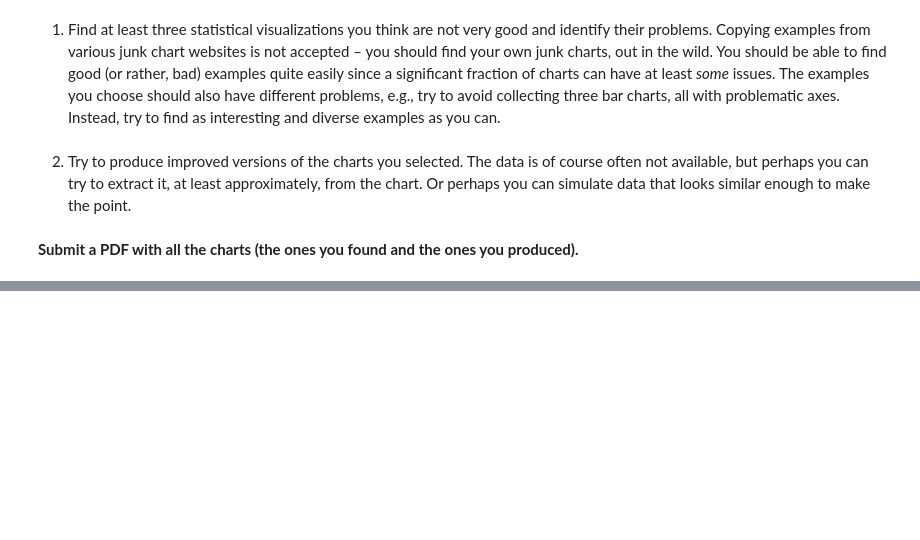
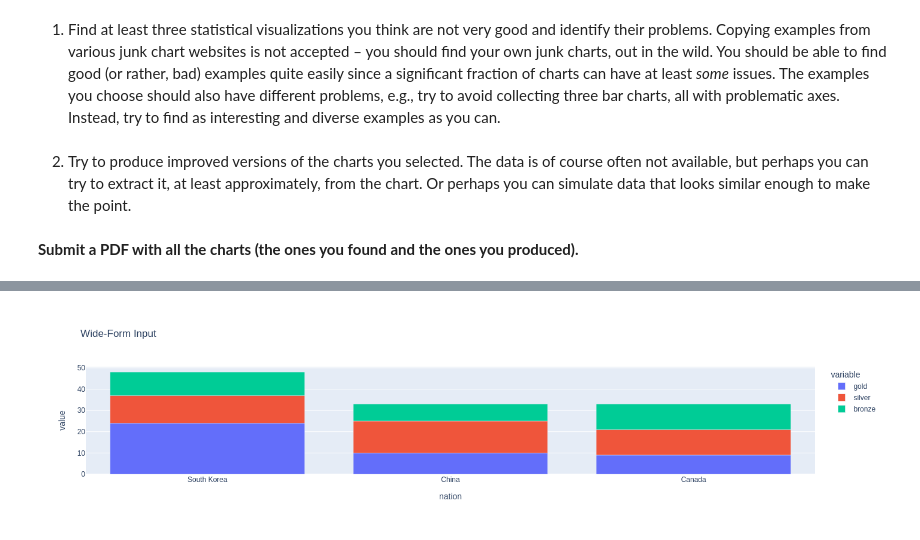
Before and after one commit to akirataguchi115/ids, a Jupyter notebook: week2.ipynb, the cells around one changed output, grey strips where cells are left out. Cells and saved outputs as stored; diff of their text form; code cells hidden in the pictures; blank space fills up the shorter version.

```diff
--- a/week2.ipynb
+++ b/week2.ipynb
@@ -173,0 +494,9 @@ There’s a thriving community of chart enthusiasts who keep looking for statist
+# %%
+import plotly.express as px
+
+wide_df = px.data.medals_wide()
+
+fig = px.bar(wide_df, x="nation", y=["gold", "silver", "bronze"], title="Wide-Form Input")
+fig.show()
+# %% [output]
+[figure, added]
```
Also changed, not shown: parts of 29 cells of this notebook, 4 other files.
